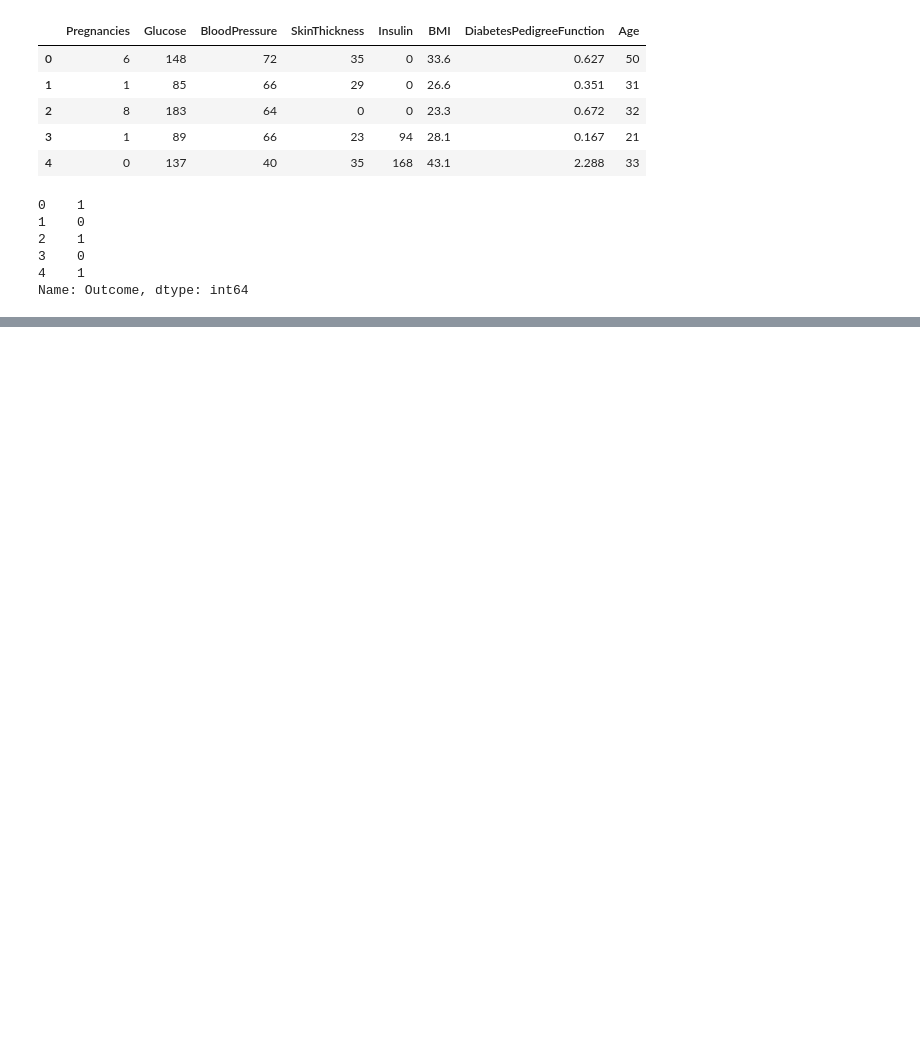
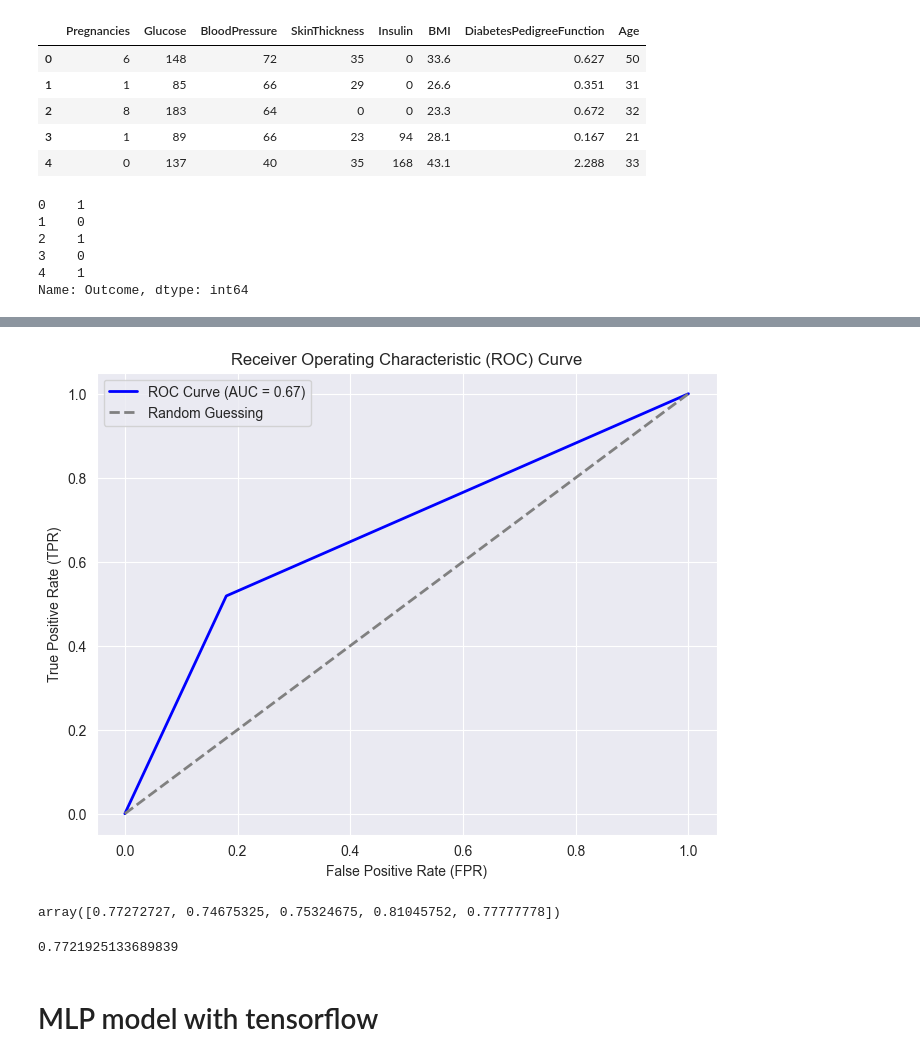
Before and after one commit to Bhargavoza1/ml-practice-project, a Jupyter notebook: Diabetes-Prediction.ipynb, the cells around one changed output, grey strips where cells are left out. Drawn from its saved outputs; the diff is of its cells as text; code cells hidden in the pictures; blank space fills up the shorter version.

```diff
--- a/Diabetes-Prediction.ipynb
+++ b/Diabetes-Prediction.ipynb
@@ -135,0 +152,4 @@ Name: Outcome, dtype: int64
+# %%
+logisticregression = LogisticRegression(solver='lbfgs', max_iter=200)
+# %%
+logisticregression.fit(X_train,Y_train)
@@ -135,0 +170,3 @@ Name: Outcome, dtype: int64
+# %%
+Y_pred = logisticregression.predict(X_test)
+Y_pred
@@ -135,0 +201,15 @@ Name: Outcome, dtype: int64
+# %%
+from sklearn.metrics import roc_curve, roc_auc_score
+fpr, tpr, thresholds = roc_curve(Y_test, Y_pred)
+roc_auc = roc_auc_score(Y_test, Y_pred)
+# %%
+plt.figure(figsize=(8, 6))
+plt.plot(fpr, tpr, color='blue', lw=2, label=f'ROC Curve (AUC = {roc_auc:.2f})')
+plt.plot([0, 1], [0, 1], color='gray', linestyle='--', lw=2, label='Random Guessing')
+plt.xlabel('False Positive Rate (FPR)')
+plt.ylabel('True Positive Rate (TPR)')
+plt.title('Receiver Operating Characteristic (ROC) Curve')
+plt.legend()
+plt.show()
+# %% [output]
+[figure, added]
@@ -135,0 +218,10 @@ Name: Outcome, dtype: int64
+# %%
+cross_val_score(logisticregression, X , Y , cv=StratifiedKFold(n_splits=5))
+# %% [output]
+array([0.77272727, 0.74675325, 0.75324675, 0.81045752, 0.77777778])
+# %%
+cross_val_score(logisticregression, X , Y , cv=StratifiedKFold(n_splits=5)).mean()
+# %% [output]
+0.7721925133689839
+# %% [markdown]
+# MLP model with tensorflow
```
Also changed, not shown: parts of 24 cells of this notebook.
